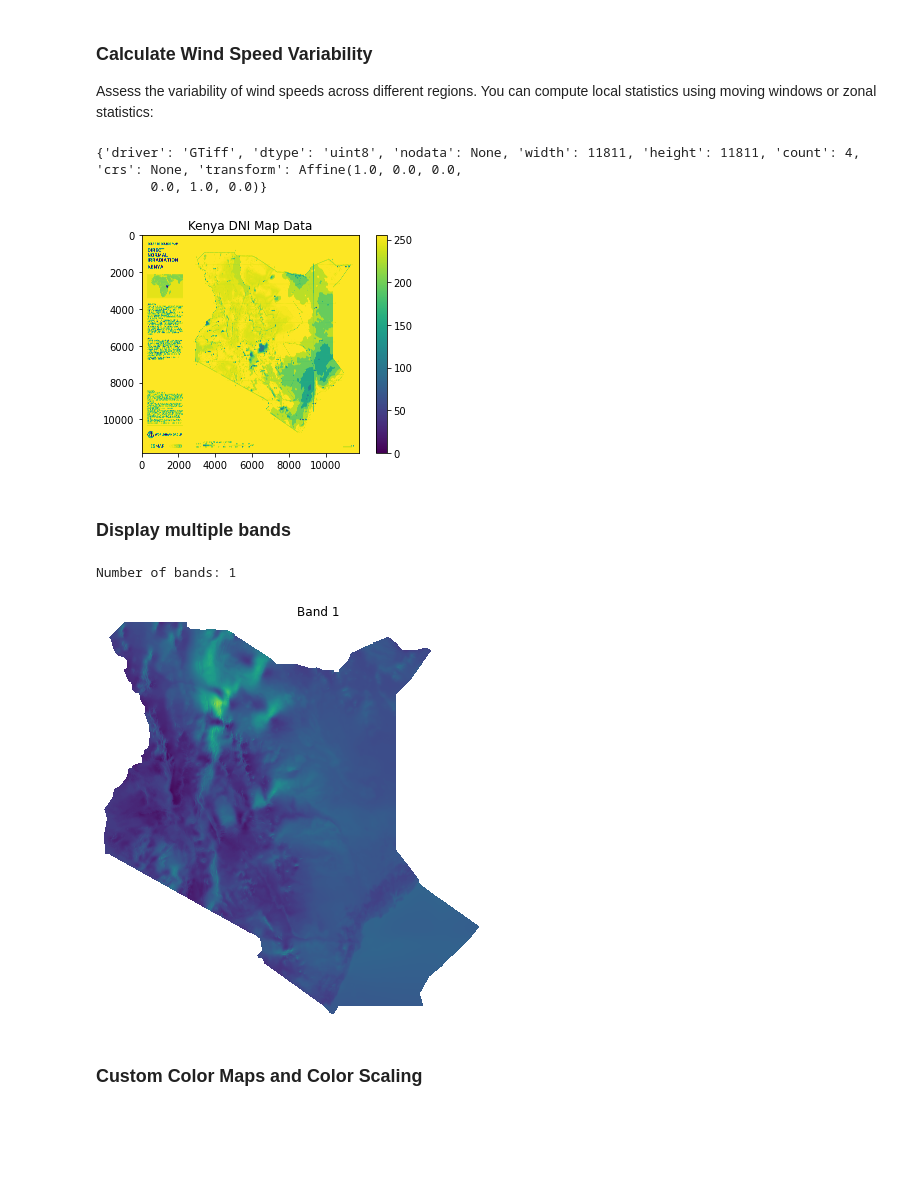
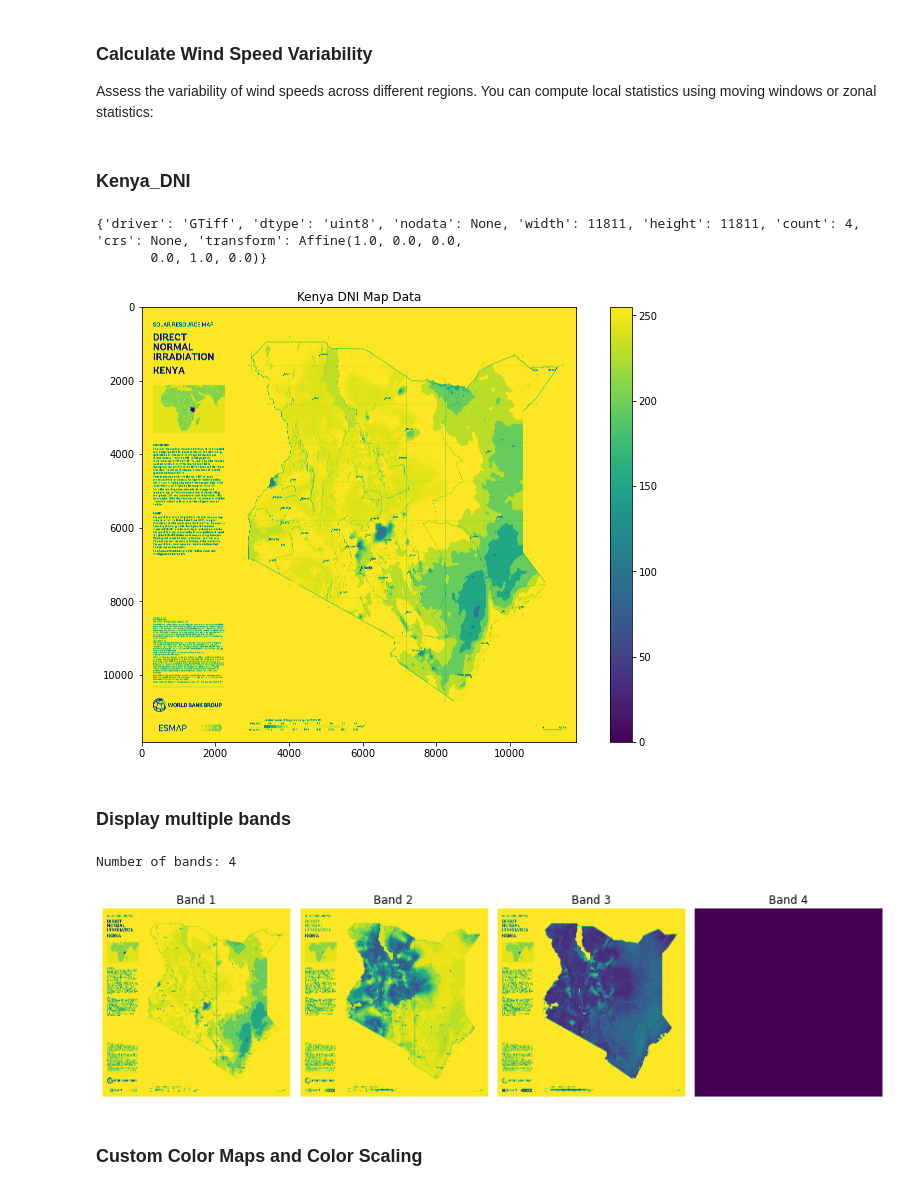
Before and after one commit to DavidGathimbaM/Energy-Access-and-Electrification-planning-in-Kenya, a Jupyter notebook: group_workbook/Peter.ipynb, the cells around one changed output. Cells and saved outputs as stored; diff of their text form; code cells hidden in the pictures; blank space fills up the shorter version.

```diff
--- a/group_workbook/Peter.ipynb
+++ b/group_workbook/Peter.ipynb
@@ -722,0 +737,15 @@ kenya_pop_df.query('Density<500').plot(ax=base, column='Density', legend=True)
+# %%
+fig, axes = plt.subplots(1, 2, figsize=(20, 10))
+
+# Kenya's population density: 2000
+base1 = ke_counties.boundary.plot(ax=axes[0])
+kenya_pop_df.query('Density < 500').plot(ax=base1, column='Density', legend=True)
+axes[0].set_title("Kenya's population density: 2000", fontsize=15)
+
+# Kenya's population density: 2020
+base2 = ke_counties.boundary.plot(ax=axes[1])
+ke_pop_df.query('Density < 500').plot(ax=base2, column='Density', legend=True)
+axes[1].set_title("Kenya's population density: 2020", fontsize=15)
+
+plt.tight_layout()
+plt.show()
@@ -909,6 +939,8 @@ plt.show()
 # %% [markdown]
 ### Calculate Wind Speed Variability
 Assess the variability of wind speeds across different regions. You can compute local statistics using moving windows or zonal statistics:
+# %% [markdown]
+### **Kenya_DNI**
 # %%
 kenya_DNI = r'C:\Users\User\Energy-Access-and-Electrification-planning-in-Kenya\data\renewable_potential_data\kenya_renewable_data\Kenya_DNI_poster-map_1000x1000mm-300dpi_v20191017.tif'
 
@@ -924,40 +956,41 @@ with rasterio.open(kenya_DNI) as src:
        0.0, 1.0, 0.0)}
 # %%
 # Display the data as an image
+plt.figure(figsize=(12, 8))
 plt.imshow(band1, cmap='viridis')
 plt.colorbar()
 plt.title("Kenya DNI Map Data")
 plt.show()
 # %% [output]
-[figure, old version]
+[figure, new version]
 # %% [markdown]
 ### Display multiple bands
 # %%
 # Load the dataset
-with rasterio.open(file_path) as src:
+with rasterio.open(kenya_DNI) as src:
     # Check the number of bands
     num_bands = src.count
     print(f"Number of bands: {num_bands}")
 
     # Set up the plotting area
     fig, axs = plt.subplots(1, num_bands, figsize=(12, 6))
 
     # If there's only one band, axs is not a list, so we make it one to iterate
     if num_bands == 1:
         axs = [axs]
 
     # Plot each band
     for i in range(1, num_bands + 1):
         band = src.read(i)
         axs[i - 1].imshow(band, cmap='viridis')
         axs[i - 1].set_title(f'Band {i}')
         axs[i - 1].axis('off')
 
     plt.tight_layout()
     plt.show()
 # %% [output]
-Number of bands: 1
+Number of bands: 4
-[figure, old version]
+[figure, new version]
 # %% [markdown]
 ### Custom Color Maps and Color Scaling
 # %%
```
Also changed, not shown: parts of 28 cells of this notebook.
